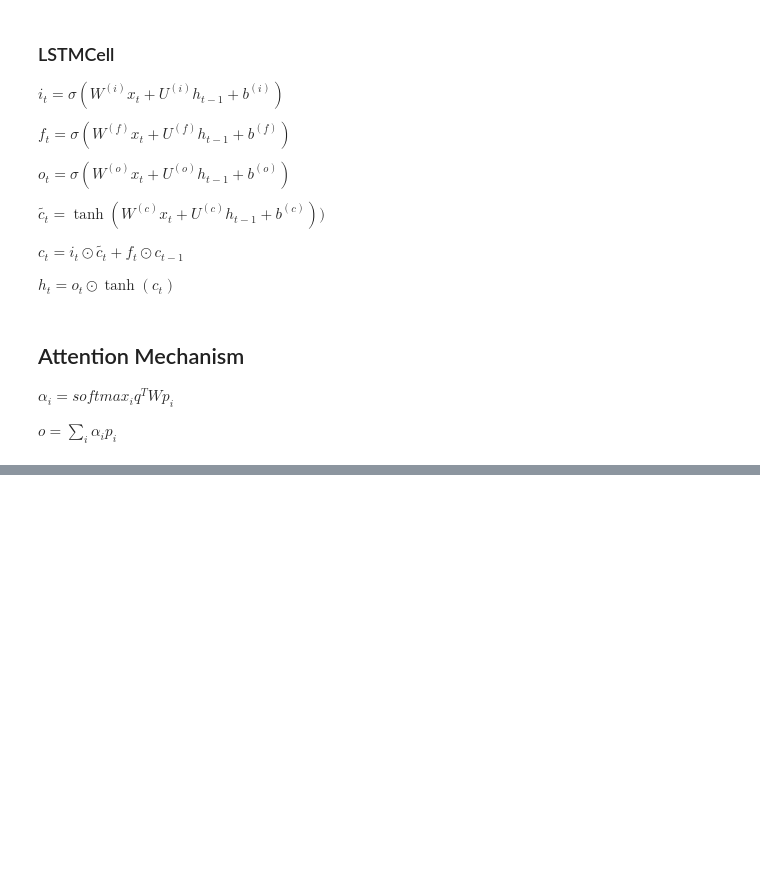
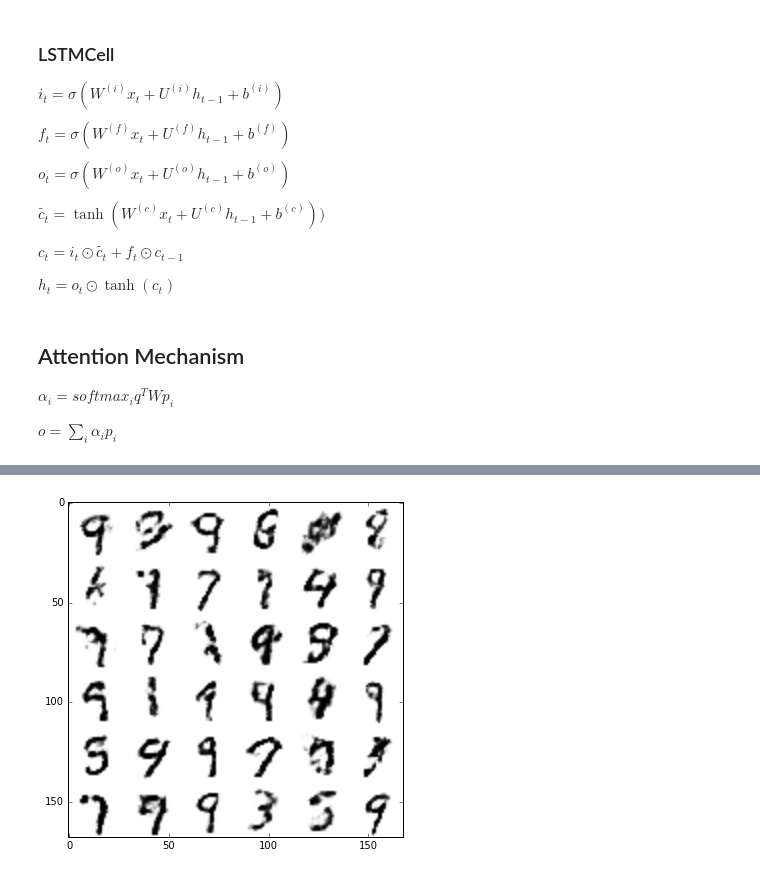
Before and after one commit to rgtjf/ecnunlp-tensorflow-tutorial, a Jupyter notebook: lecture2/ecnunlp-tensorflow-tutorial-ii.ipynb, the cells around one changed output, grey strips where cells are left out. Drawn from its saved outputs; the diff is of its cells as text; code cells hidden in the pictures; blank space fills up the shorter version.

```diff
--- a/lecture2/ecnunlp-tensorflow-tutorial-ii.ipynb
+++ b/lecture2/ecnunlp-tensorflow-tutorial-ii.ipynb
@@ -268,0 +417,22 @@ def bilinear_attention(question_rep, passage_repres, passage_mask):
+# %%
+# Start Training
+# Start a new TF session
+sess = tf.Session()
+
+# Run the initializer
+sess.run(init)
+
+# Training
+for i in range(1, num_steps+1):
+    # Prepare Data
+    # Get the next batch of MNIST data (only images are needed, not labels)
+    batch_x, _ = mnist.train.next_batch(batch_size)
+    # Generate noise to feed to the generator
+    z = np.random.uniform(-1., 1., size=[batch_size, noise_dim])
+
+    # Train
+    feed_dict = {disc_input: batch_x, gen_input: z}
+    _, _, gl, dl = sess.run([train_gen, train_disc, gen_loss, disc_loss],
+                            feed_dict=feed_dict)
+    if i % 2000 == 0 or i == 1:
+        print('Step %i: Generator Loss: %f, Discriminator Loss: %f' % (i, gl, dl))
@@ -268,0 +457,21 @@ def bilinear_attention(question_rep, passage_repres, passage_mask):
+# %%
+# Testing
+# Generate images from noise, using the generator network.
+n = 6
+canvas = np.empty((28 * n, 28 * n))
+for i in range(n):
+    # Noise input.
+    z = np.random.uniform(-1., 1., size=[n, noise_dim])
+    # Generate image from noise.
+    g = sess.run(gen_sample, feed_dict={gen_input: z})
+    # Reverse colours for better display
+    g = -1 * (g - 1)
+    for j in range(n):
+        # Draw the generated digits
+        canvas[i * 28:(i + 1) * 28, j * 28:(j + 1) * 28] = g[j].reshape([28, 28])
+
+plt.figure(figsize=(n, n))
+plt.imshow(canvas, origin="upper", cmap="gray")
+plt.show()
+# %% [output]
+[figure, added]
```
Also changed, not shown: parts of 11 cells of this notebook, 1 other file.
